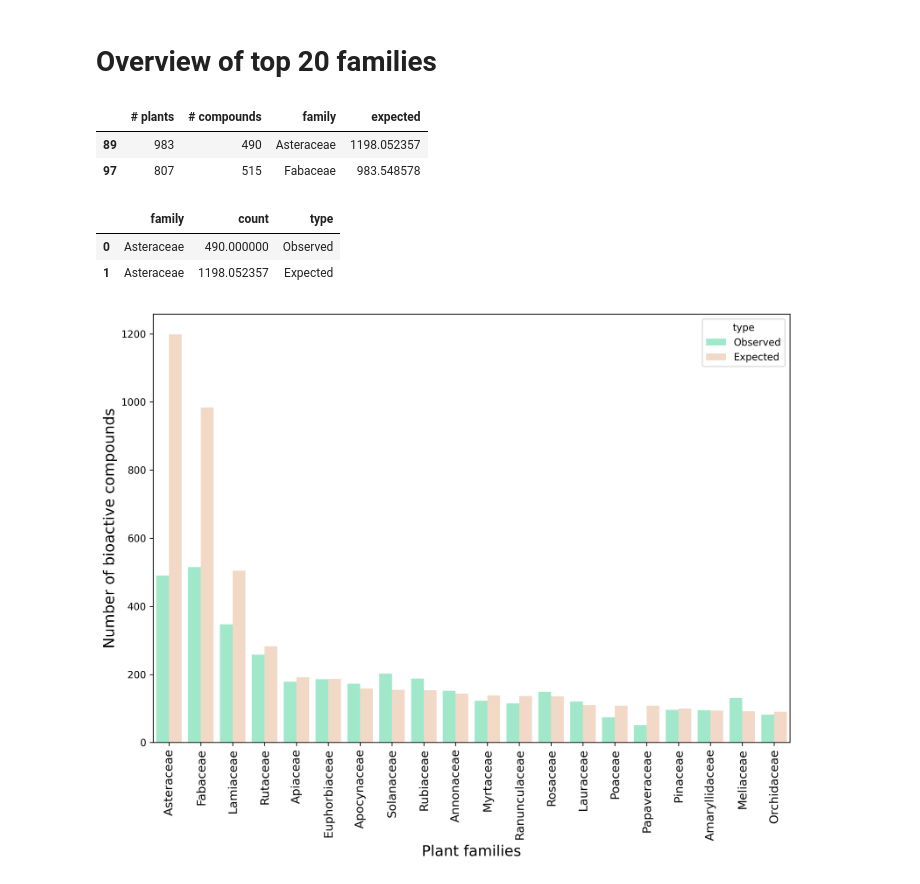
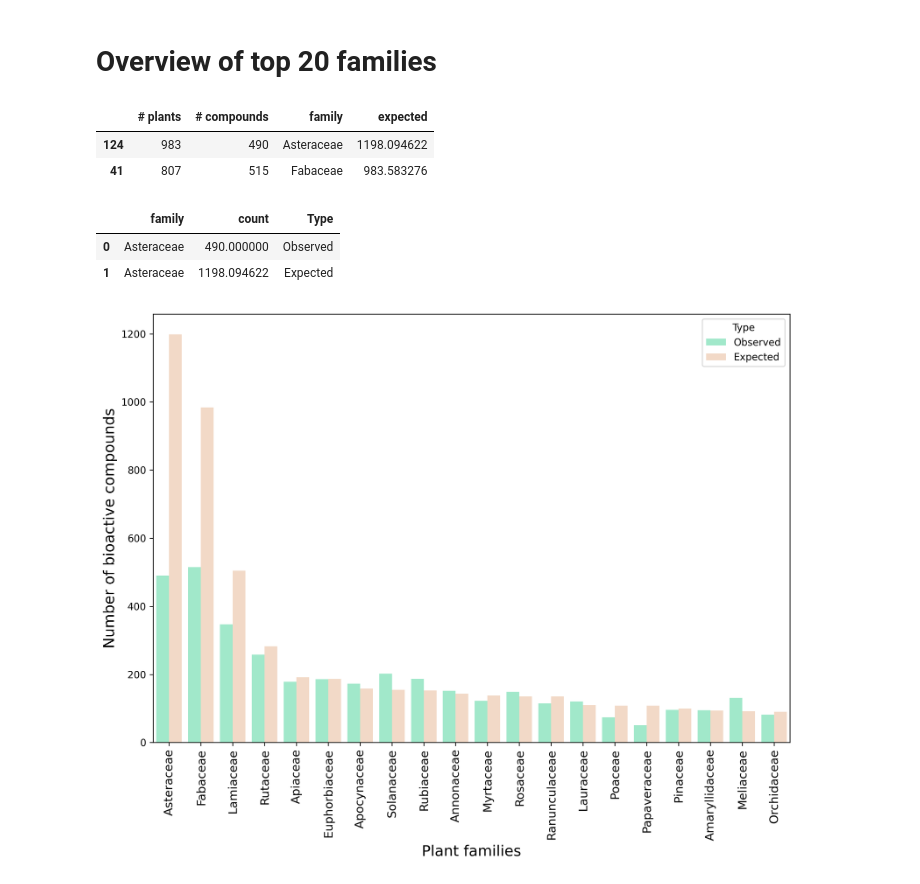
Before and after one commit to enveda/plant-chemical-space, a Jupyter notebook: notebooks/6_chembl_bioactivity.ipynb, the cells around one changed output. Saved outputs shown, nothing was run; the diff lists cells and outputs as text; code cells hidden in the pictures.

Commit message:
update bioactivity plot

```diff
--- a/notebooks/6_chembl_bioactivity.ipynb
+++ b/notebooks/6_chembl_bioactivity.ipynb
@@ -261,6 +261,7 @@ number_of_biactive_compounds = []
 for fam_name, plants in tqdm(family_to_species.items()):
     t = set()
     k = set()
+    l = set()
 
     for plant in plants:
         compounds = plant_chemical_df[plant_chemical_df.plant_curie == plant]['chembl_idx'].unique()
@@ -298,7 +299,7 @@ for genus_name, plants in tqdm(genus_to_family.items()):
         if len(bioactive_compounds) < 1:
             continue
 
-        t.add(plant)
+        t.update(plant)
         k.update(bioactive_compounds)
 
     if len(t) < 1 or len(k) < 1:
@@ -360,0 +364,21 @@ Power_divergenceResult(statistic=8923.299829872074, pvalue=0.0)
+# %%
+num_compounds_with_bioactivity = []
+
+for fam_name, plants in tqdm(family_to_species.items()):
+    med = set()
+    non_med = set()
+
+    for plant in plants:
+        compounds = plant_chemical_df[plant_chemical_df.plant_curie == plant]['chembl_idx'].unique()
+        all_compounds = set(bioassays.loc[(bioassays.chembl_id.isin(compounds))]['chembl_id'])
+
+        if plant in med_plants:
+            med.update(all_compounds)
+        else:
+            non_med.update(all_compounds)
+
+    num_compounds_with_bioactivity.append({
+        'fam_name': ncbi.get_taxid_translator([int(fam_name.split(':')[1])])[int(fam_name.split(':')[1])],
+        '# med': len(med),
+        '# non-med': len(non_med)
+    })
@@ -365,8 +403,8 @@ top_20_families = fam_count_df.sort_values(by=['expected'], ascending=False).hea
 top_20_families.head(2)
 # %% [output]
 |  | # plants | # compounds | family | expected |
-| 89 | 983 | 490 | Asteraceae | 1198.052357 |
-| 97 | 807 | 515 | Fabaceae | 983.548578 |
+| 124 | 983 | 490 | Asteraceae | 1198.094622 |
+| 41 | 807 | 515 | Fabaceae | 983.583276 |
 # %%
 t20_data = []
 
@@ -374,35 +412,35 @@ for plant_counts, compound_counts, fam_name, expected  in top_20_families.values
     t20_data.append({
         'family': fam_name,
         'count': compound_counts,
-        'type': 'Observed'
+        'Type': 'Observed'
     })
 
     t20_data.append({
         'family': fam_name,
         'count': expected,
-        'type': 'Expected'
+        'Type': 'Expected'
     })
 
 top_20_families = pd.DataFrame(t20_data)
 top_20_families.head(2)
 # %% [output]
-|  | family | count | type |
+|  | family | count | Type |
 | 0 | Asteraceae | 490.000000 | Observed |
-| 1 | Asteraceae | 1198.052357 | Expected |
+| 1 | Asteraceae | 1198.094622 | Expected |
 # %%
 plt.figure(dpi=300, figsize=([10,8]))
 
-sns.barplot(data=top_20_families, x='family', y='count', hue='type', palette={
+sns.barplot(data=top_20_families, x='family', y='count', hue='Type', palette={
         "Observed": '#2dea99',
         'Expected': '#f4b183',
     }, alpha=0.5)
 plt.xticks(rotation=90, fontsize=12)
 plt.xticks(fontsize=12)
 plt.xlabel('Plant families', fontsize=15)
 plt.ylabel('Number of bioactive compounds', fontsize=15)
 plt.tight_layout()
-plt.savefig('../figures/supplementary_figure_5.png', bbox_inches='tight')
+plt.savefig('../figures/supplementary_figure_7.png', bbox_inches='tight')
 
 plt.show()
 # %% [output]
-[figure, old version]
+[figure, new version]
```
Also changed, not shown: parts of 11 cells of this notebook, 1 other file.
